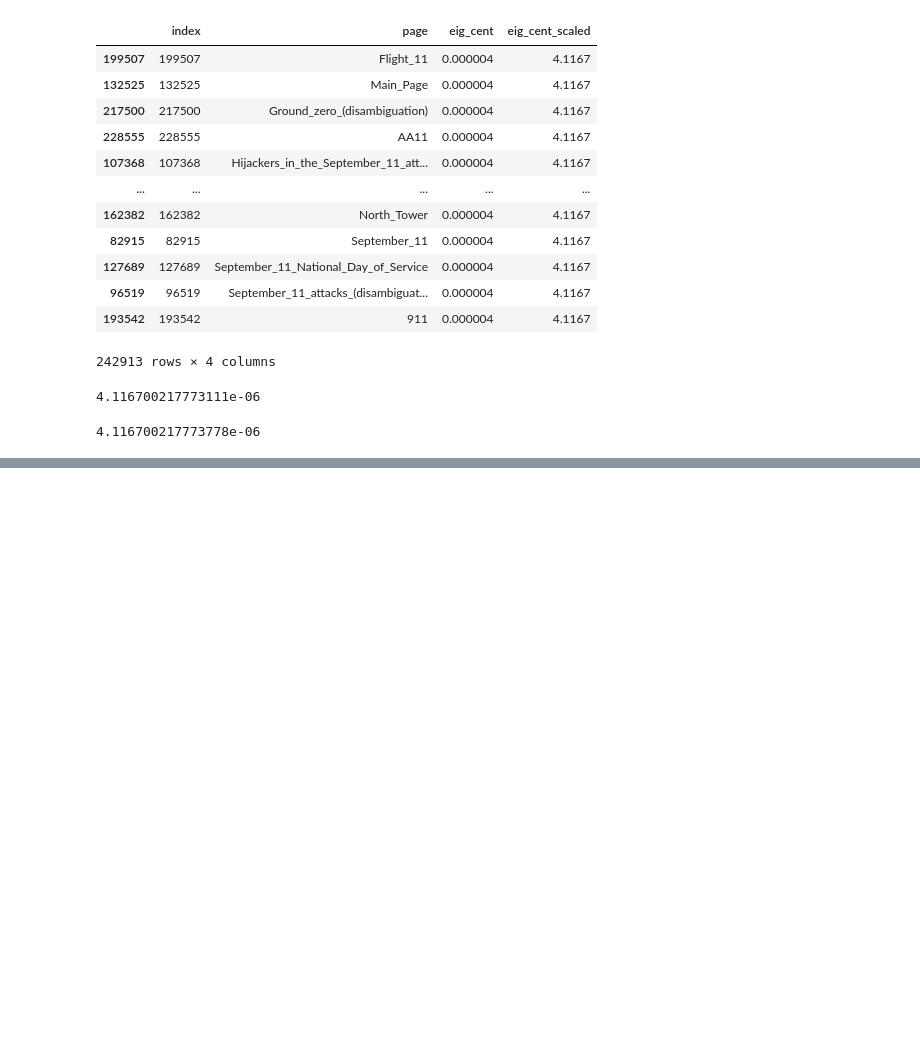
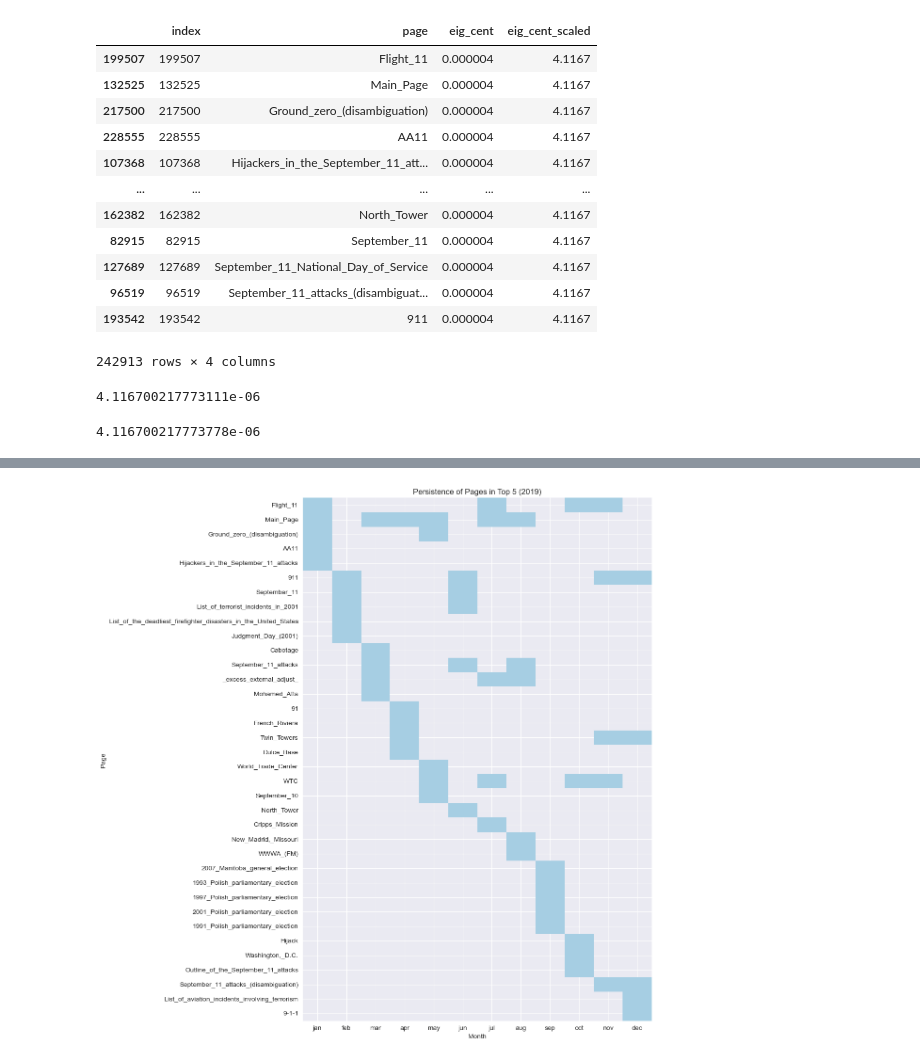
Before and after one commit to prithvidasgupta/si608, a Jupyter notebook: notebooks/analyze_walker.ipynb, the cells around one changed output, grey strips where cells are left out. Cells and saved outputs as stored; diff of their text form; code cells hidden in the pictures; blank space fills up the shorter version.

Commit message:
Create persistence heatmap for 2019

```diff
--- a/notebooks/analyze_walker.ipynb
+++ b/notebooks/analyze_walker.ipynb
@@ -101,0 +132,19 @@ test_df["eig_cent"].max()
+# %%
+jan2019 = pd.DataFrame({"page": top_2019.get("top_sept11_201901")["page"], "jan": 1})
+feb2019 = pd.DataFrame({"page": top_2019.get("top_sept11_201902")["page"], "feb": 1})
+mar2019 = pd.DataFrame({"page": top_2019.get("top_sept11_201903")["page"], "mar": 1})
+apr2019 = pd.DataFrame({"page": top_2019.get("top_sept11_201904")["page"], "apr": 1})
+may2019 = pd.DataFrame({"page": top_2019.get("top_sept11_201905")["page"], "may": 1})
+jun2019 = pd.DataFrame({"page": top_2019.get("top_sept11_201906")["page"], "jun": 1})
+jul2019 = pd.DataFrame({"page": top_2019.get("top_sept11_201907")["page"], "jul": 1})
+aug2019 = pd.DataFrame({"page": top_2019.get("top_sept11_201908")["page"], "aug": 1})
+sep2019 = pd.DataFrame({"page": top_2019.get("top_sept11_201909")["page"], "sep": 1})
+oct2019 = pd.DataFrame({"page": top_2019.get("top_sept11_201910")["page"], "oct": 1})
+nov2019 = pd.DataFrame({"page": top_2019.get("top_sept11_201911")["page"], "nov": 1})
+dec2019 = pd.DataFrame({"page": top_2019.get("top_sept11_201912")["page"], "dec": 1})
+
+top_month_list = []
+top_month_list.extend([jan2019, feb2019, mar2019, apr2019, may2019, jun2019, jul2019, aug2019, sep2019, oct2019, nov2019, dec2019])
+# %%
+combine_top2019 = merge_dataframes(top_month_list)
+combine_top2019
@@ -101,0 +169,11 @@ test_df["eig_cent"].max()
+# %%
+plt.figure(figsize=(12, 12))
+sns.heatmap(combine_top2019.set_index("page"), cmap="Paired", cbar=False,)
+plt.title("Persistence of Pages in Top 5 (2019)")
+plt.xlabel("Month")
+plt.ylabel("Page")
+plt.tight_layout()
+plt.savefig("../output/plots/2019_persist.png", format="png")
+plt.show()
+# %% [output]
+[figure, added]
```
Also changed, not shown: parts of 13 cells of this notebook.
